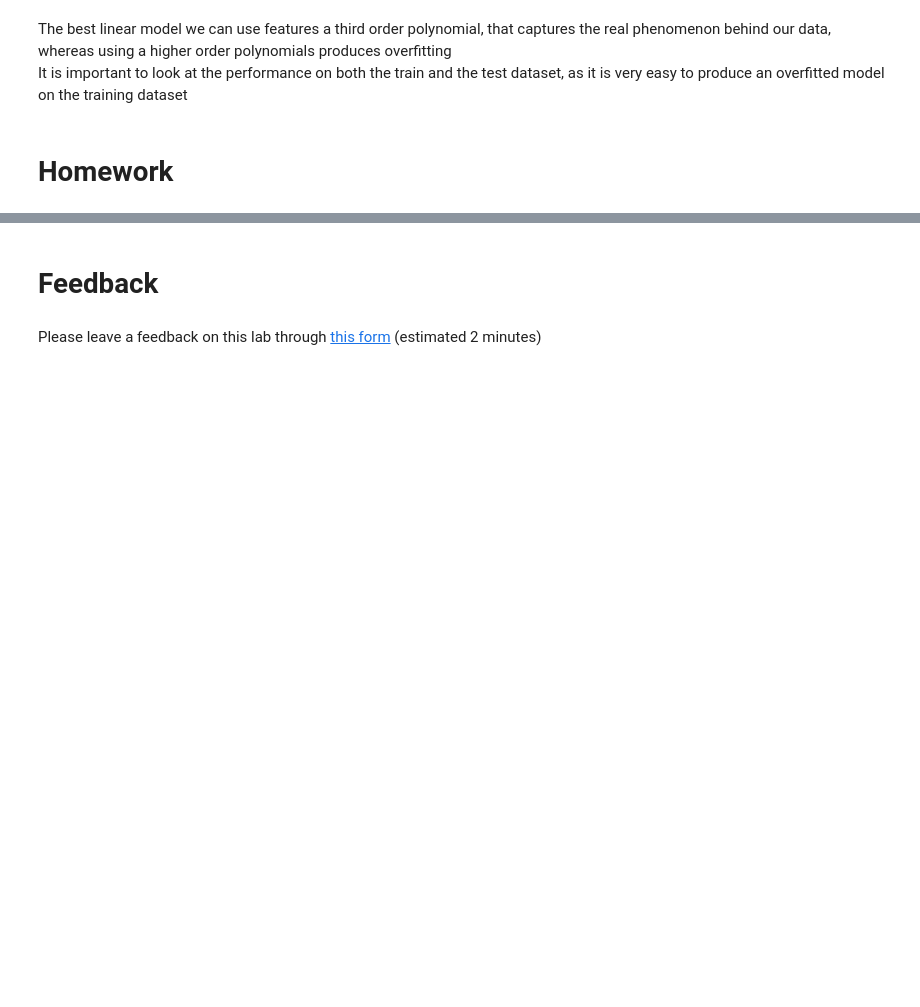
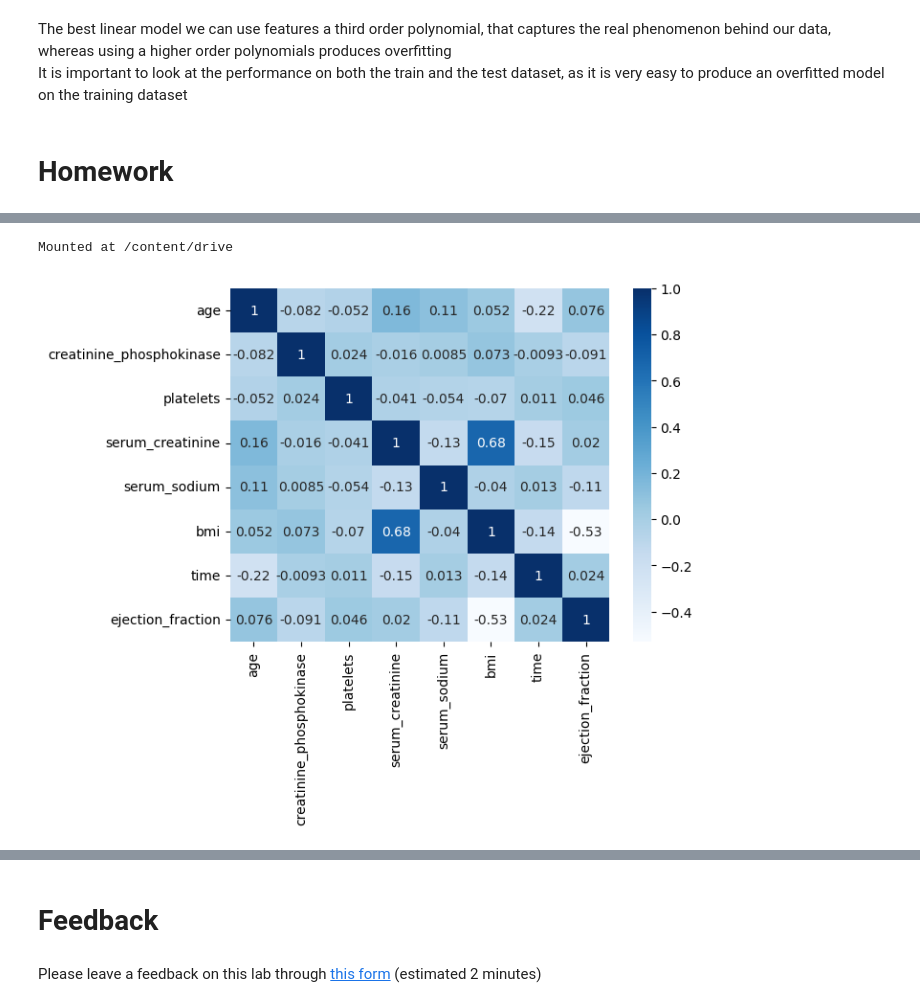
Before and after one commit to Thomas-Fabbris/applied-statistics-polimi, a Jupyter notebook: Labs/Lab_V_2026.ipynb, the cells around one changed output, grey strips where cells are left out. Drawn from its saved outputs; the diff is of its cells as text; code cells hidden in the pictures; blank space fills up the shorter version.

```diff
--- a/Labs/Lab_V_2026.ipynb
+++ b/Labs/Lab_V_2026.ipynb
@@ -1886 +1969,61 @@ What happens if instead you model the ejection fraction as the dependent variabl
 Try to build the best linear regression model to predict ejection fraction
+# %%
+# Make the necessary imports
+from sklearn import model_selection
+from sklearn.metrics import r2_score,  mean_squared_error
+from sklearn.preprocessing import OneHotEncoder, StandardScaler, PolynomialFeatures
+from google.colab import drive  # pyright: ignore[reportMissingImports]
+from statsmodels.stats.stattools import durbin_watson
+from statsmodels.stats.diagnostic import het_breuschpagan
+from statsmodels.stats.outliers_influence import variance_inflation_factor
+from scipy.stats import shapiro, probplot
+
+import matplotlib.pyplot as plt
+import numpy as np
+import pandas as pd
+import seaborn as sns  # pyright: ignore[reportMissingModuleSource]
+import statsmodels.api as sm  # pyright: ignore[reportMissingImports]
+
+drive.mount('/content/drive', force_remount=True)
+# %% [output]
+Mounted at /content/drive
+# %%
+# Load the dataset
+df = pd.read_csv(
+    '/content/drive/MyDrive/Applied Statistics/Datasets/heart_failure_clinical_records_dataset_smhd.csv')
+
+cat_vars = ['anaemia', 'diabetes', 'high_blood_pressure',
+            'sex',  'smoking',  'DEATH_EVENT']
+num_vars = ['age', 'creatinine_phosphokinase', 'platelets',
+            'serum_creatinine', 'serum_sodium', 'bmi', 'time']
+
+TARGET = 'ejection_fraction'
+
+# Perform one-hot encoding on categorical variables
+encoder = OneHotEncoder(drop='first', sparse_output=False)
+encoded_feature = encoder.fit_transform(df[cat_vars])
+
+df_encoded = pd.DataFrame(
+    encoded_feature, columns=encoder.get_feature_names_out(cat_vars))
+
+df_encoded = pd.concat([df.drop(cat_vars, axis=1), df_encoded], axis=1)
+
+# Train-test split
+X = df_encoded.loc[:, df_encoded.columns != TARGET]
+y = df[TARGET]
+
+X_train, X_test, y_train, y_test = model_selection.train_test_split(
+    X, y, test_size=0.20, random_state=1000)
+
+train_index = X_train.index
+test_index = X_test.index
+# %%
+# Correlation matrix
+sns.heatmap(df[num_vars + [TARGET]].corr(), cmap="Blues", annot=True)
+# Select the predictors for the starting model
+num_variables = ['age', 'bmi', 'creatinine_phosphokinase',
+                 'platelets', 'serum_sodium', 'serum_creatinine', 'time']
+cat_variables = ['anaemia_1', 'diabetes_1', 'high_blood_pressure_1',
+                 'sex_Male',  'smoking_1',  'DEATH_EVENT_True']
+# %% [output]
+[figure, added]
```
Also changed, not shown: parts of 79 cells of this notebook, 1 other file.
